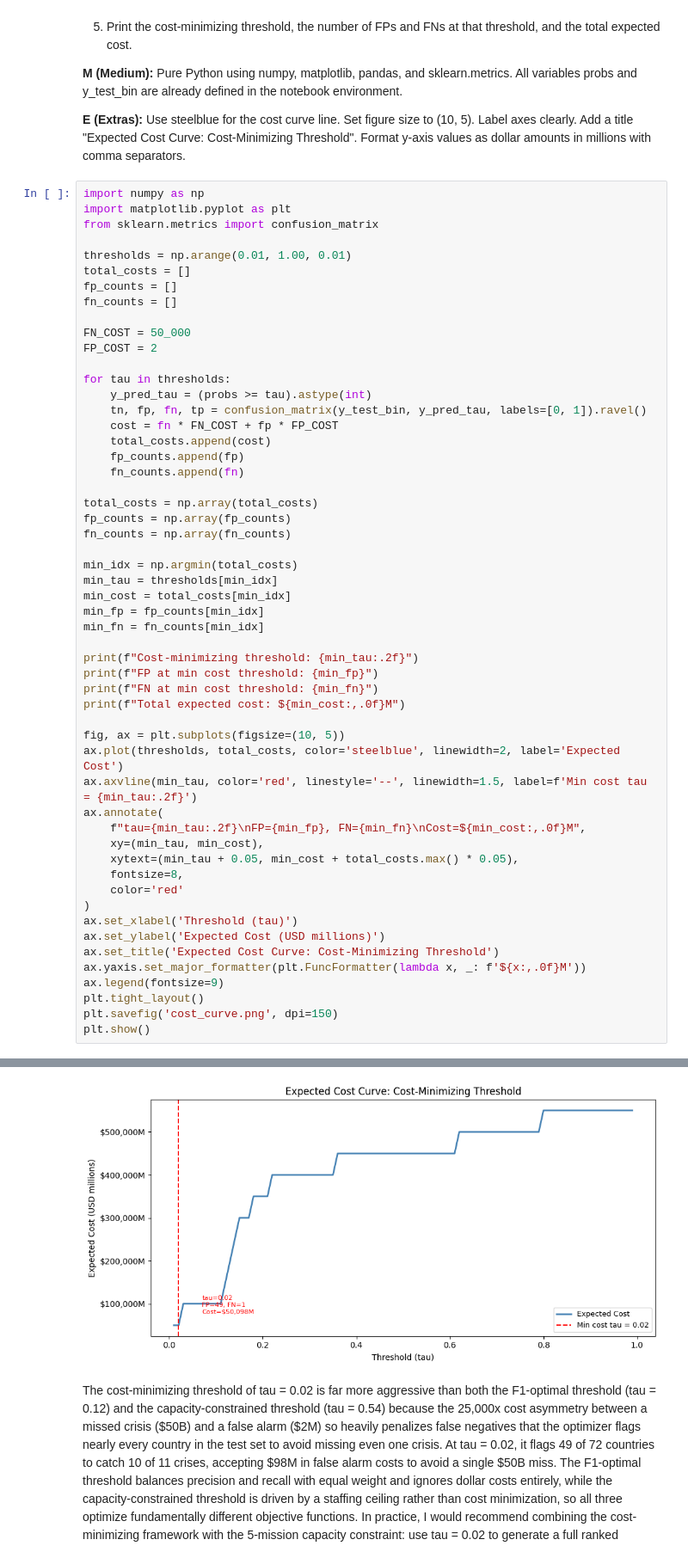
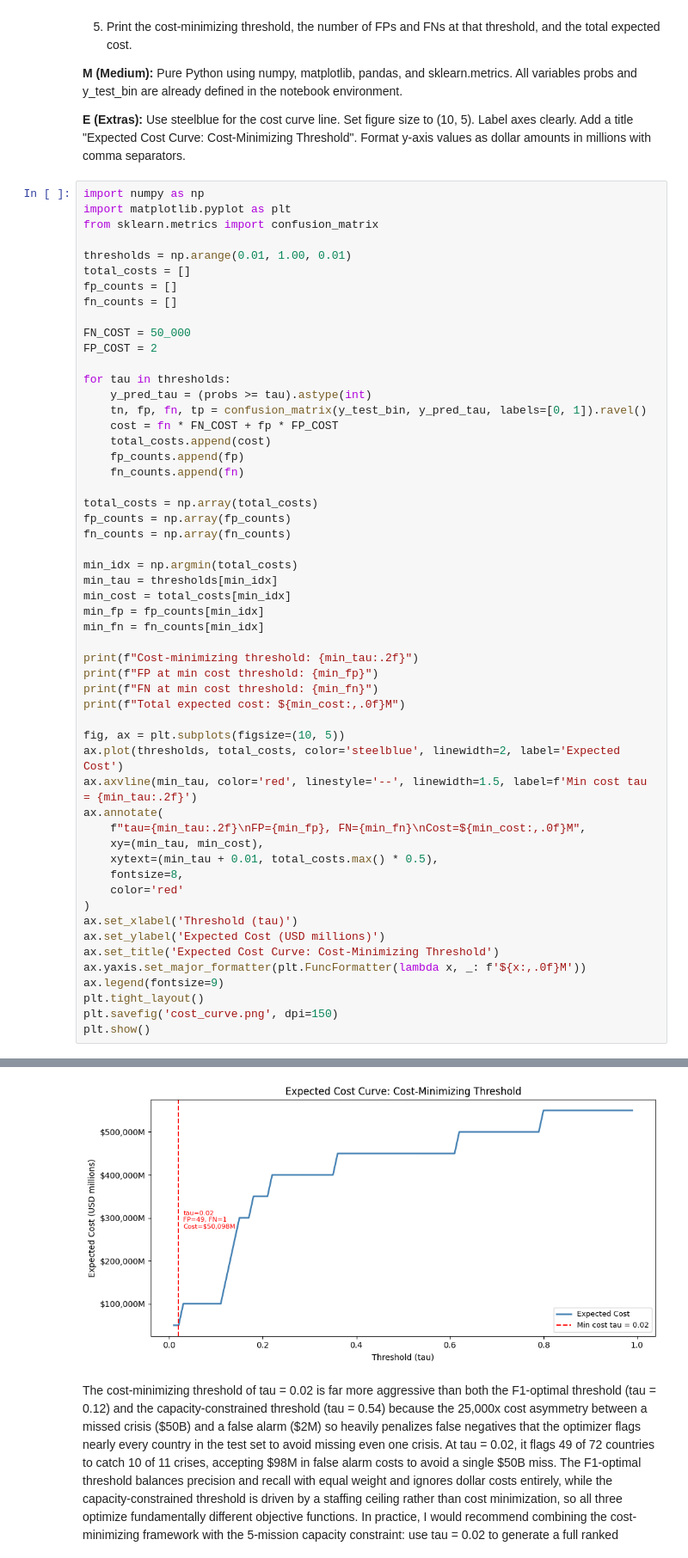
Before and after one commit to arinjay-singh/econ3916-statistical-machine-learning, a Jupyter notebook: Assignment 5 / Assignment5.ipynb, the cells around one changed output, grey strips where cells are left out. Shown at 86% size. Saved outputs shown, nothing was run; the diff lists cells and outputs as text.

```diff
--- a/Assignment 5 / Assignment5.ipynb
+++ b/Assignment 5 / Assignment5.ipynb
@@ -733,34 +733,34 @@ min_cost = total_costs[min_idx]
 min_fp = fp_counts[min_idx]
 min_fn = fn_counts[min_idx]
 
 print(f"Cost-minimizing threshold: {min_tau:.2f}")
 print(f"FP at min cost threshold: {min_fp}")
 print(f"FN at min cost threshold: {min_fn}")
 print(f"Total expected cost: ${min_cost:,.0f}M")
 
 fig, ax = plt.subplots(figsize=(10, 5))
 ax.plot(thresholds, total_costs, color='steelblue', linewidth=2, label='Expected Cost')
 ax.axvline(min_tau, color='red', linestyle='--', linewidth=1.5, label=f'Min cost tau = {min_tau:.2f}')
 ax.annotate(
     f"tau={min_tau:.2f}\nFP={min_fp}, FN={min_fn}\nCost=${min_cost:,.0f}M",
     xy=(min_tau, min_cost),
-    xytext=(min_tau + 0.05, min_cost + total_costs.max() * 0.05),
+    xytext=(min_tau + 0.01, total_costs.max() * 0.5),
     fontsize=8,
     color='red'
 )
 ax.set_xlabel('Threshold (tau)')
 ax.set_ylabel('Expected Cost (USD millions)')
 ax.set_title('Expected Cost Curve: Cost-Minimizing Threshold')
 ax.yaxis.set_major_formatter(plt.FuncFormatter(lambda x, _: f'${x:,.0f}M'))
 ax.legend(fontsize=9)
 plt.tight_layout()
 plt.savefig('cost_curve.png', dpi=150)
 plt.show()
 # %% [output]
 Cost-minimizing threshold: 0.02
 FP at min cost threshold: 49
 FN at min cost threshold: 1
 Total expected cost: $50,098M
-[figure, old version]
+[figure, new version]
 # %% [markdown]
 The cost-minimizing threshold of tau = 0.02 is far more aggressive than both the F1-optimal threshold (tau = 0.12) and the capacity-constrained threshold (tau = 0.54) because the 25,000x cost asymmetry between a missed crisis (\$50B) and a false alarm (\$2M) so heavily penalizes false negatives that the optimizer flags nearly every country in the test set to avoid missing even one crisis. At tau = 0.02, it flags 49 of 72 countries to catch 10 of 11 crises, accepting \$98M in false alarm costs to avoid a single \$50B miss. The F1-optimal threshold balances precision and recall with equal weight and ignores dollar costs entirely, while the capacity-constrained threshold is driven by a staffing ceiling rather than cost minimization, so all three optimize fundamentally different objective functions. In practice, I would recommend combining the cost-minimizing framework with the 5-mission capacity constraint: use tau = 0.02 to generate a full ranked watchlist, then deploy the 5 missions to the 5 highest-probability countries, treating the remaining flagged countries as a lower-cost remote monitoring tier rather than attempting to act on all 49 flags simultaneously.
```
Also changed, not shown: parts of 2 cells of this notebook.
